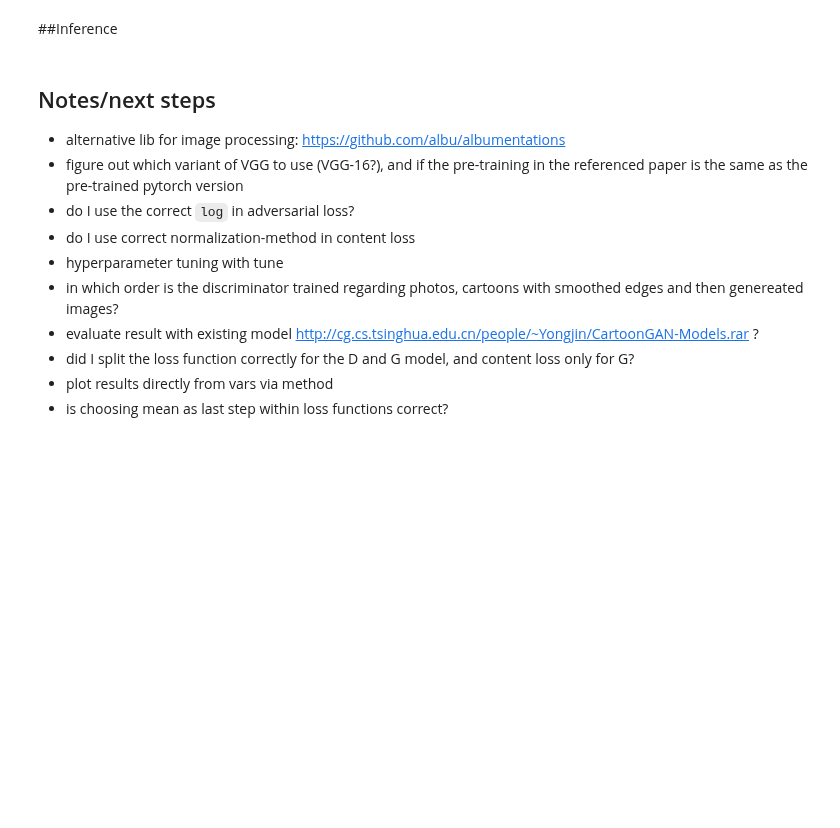
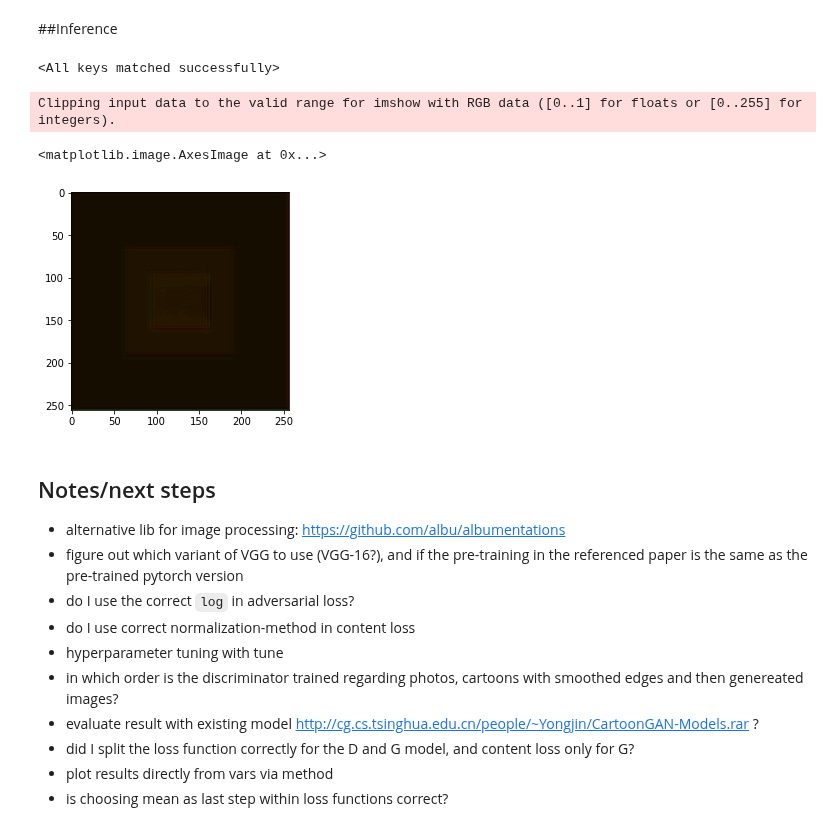
Before and after one commit to TobiasSunderdiek/cartoon-gan, a Jupyter notebook: CartoonGAN.ipynb, the cells around one changed output. Cells and saved outputs as stored; diff of their text form; code cells hidden in the pictures; blank space fills up the shorter version.

Commit message:
test with one image from valid test set

```diff
--- a/CartoonGAN.ipynb
+++ b/CartoonGAN.ipynb
@@ -635,9 +656,19 @@ plt.legend(frameon=False)
 # %% [markdown]
 ##Inference
 # %%
-checkpoint = torch.load('/content/checkpoint.pth')
+checkpoint = torch.load(checkpoint_dir + '/best_checkpoint.pth')
 G_inference = Generator()
-G_inference.load_state_dict(checkpoint['state_dict'])
+G_inference.load_state_dict(checkpoint['g_state_dict'])
+# %% [output]
+<All keys matched successfully>
+# %%
+test_images = iter(photo_dataloader_valid).next()[0]
+result_images = G_inference(test_images)
+plt.imshow(np.transpose(result_images[0].detach().numpy(), (1, 2, 0)))
+# %% [output]
+Clipping input data to the valid range for imshow with RGB data ([0..1] for floats or [0..255] for integers).
+<matplotlib.image.AxesImage at 0x...>
+[figure, added]
 # %% [markdown]
 ## Notes/next steps
 - alternative lib for image processing: https://github.com/albu/albumentations
```
Also changed, not shown: parts of 3 cells of this notebook.
